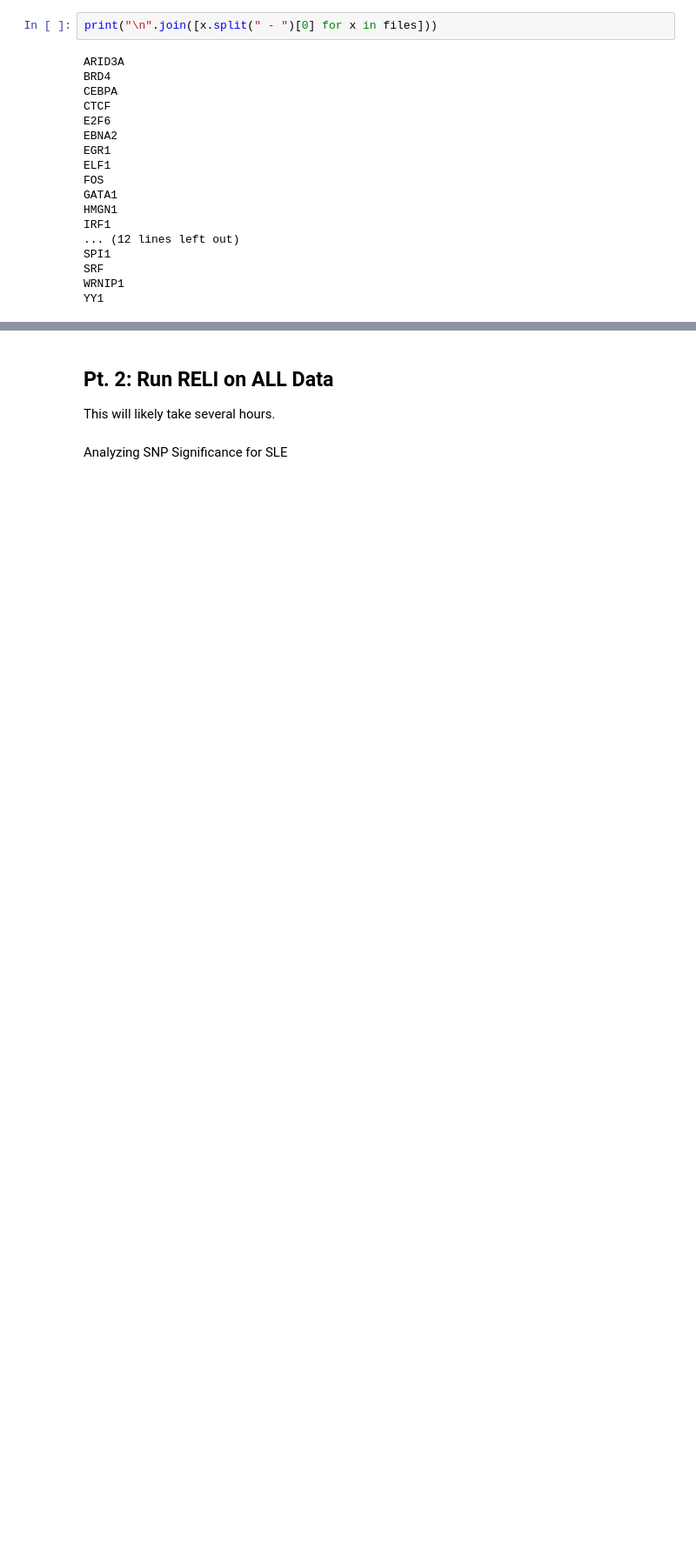
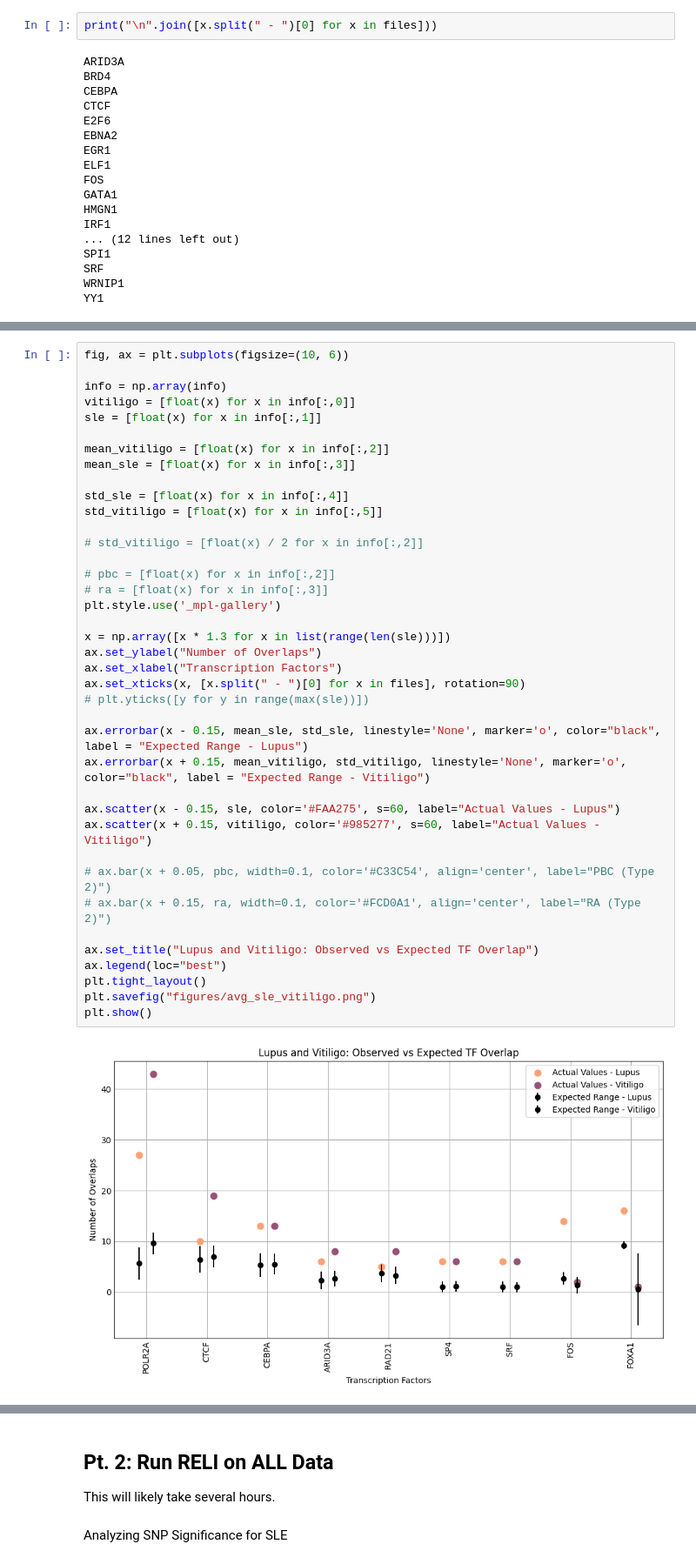
Before and after one commit to html1101/RELI-Analysis, a Jupyter notebook: visualize.ipynb, the cells around one changed output, grey strips where cells are left out. Shown at 87% size. Drawn from its saved outputs; the diff is of its cells as text; blank space fills up the shorter version.

```diff
--- a/visualize.ipynb
+++ b/visualize.ipynb
@@ -361,3 +470,44 @@ plt.show()
+# %%
+fig, ax = plt.subplots(figsize=(10, 6))
+
+info = np.array(info)
+vitiligo = [float(x) for x in info[:,0]]
+sle = [float(x) for x in info[:,1]]
+
+mean_vitiligo = [float(x) for x in info[:,2]]
+mean_sle = [float(x) for x in info[:,3]]
+
+std_sle = [float(x) for x in info[:,4]]
+std_vitiligo = [float(x) for x in info[:,5]]
+
+# std_vitiligo = [float(x) / 2 for x in info[:,2]]
+
+# pbc = [float(x) for x in info[:,2]]
+# ra = [float(x) for x in info[:,3]]
+plt.style.use('_mpl-gallery')
+
+x = np.array([x * 1.3 for x in list(range(len(sle)))])
+ax.set_ylabel("Number of Overlaps")
+ax.set_xlabel("Transcription Factors")
+ax.set_xticks(x, [x.split(" - ")[0] for x in files], rotation=90)
+# plt.yticks([y for y in range(max(sle))])
+
+ax.errorbar(x - 0.15, mean_sle, std_sle, linestyle='None', marker='o', color="black", label = "Expected Range - Lupus")
+ax.errorbar(x + 0.15, mean_vitiligo, std_vitiligo, linestyle='None', marker='o', color="black", label = "Expected Range - Vitiligo")
+
+ax.scatter(x - 0.15, sle, color='#FAA275', s=60, label="Actual Values - Lupus")
+ax.scatter(x + 0.15, vitiligo, color='#985277', s=60, label="Actual Values - Vitiligo")
+
+# ax.bar(x + 0.05, pbc, width=0.1, color='#C33C54', align='center', label="PBC (Type 2)")
+# ax.bar(x + 0.15, ra, width=0.1, color='#FCD0A1', align='center', label="RA (Type 2)")
+
+ax.set_title("Lupus and Vitiligo: Observed vs Expected TF Overlap")
+ax.legend(loc="best")
+plt.tight_layout()
+plt.savefig("figures/avg_sle_vitiligo.png")
+plt.show()
+# %% [output]
+[figure, added]
 # %%
 fig, ax = plt.subplots()
 
```
Also changed, not shown: parts of 10 cells of this notebook, 15 other files.
